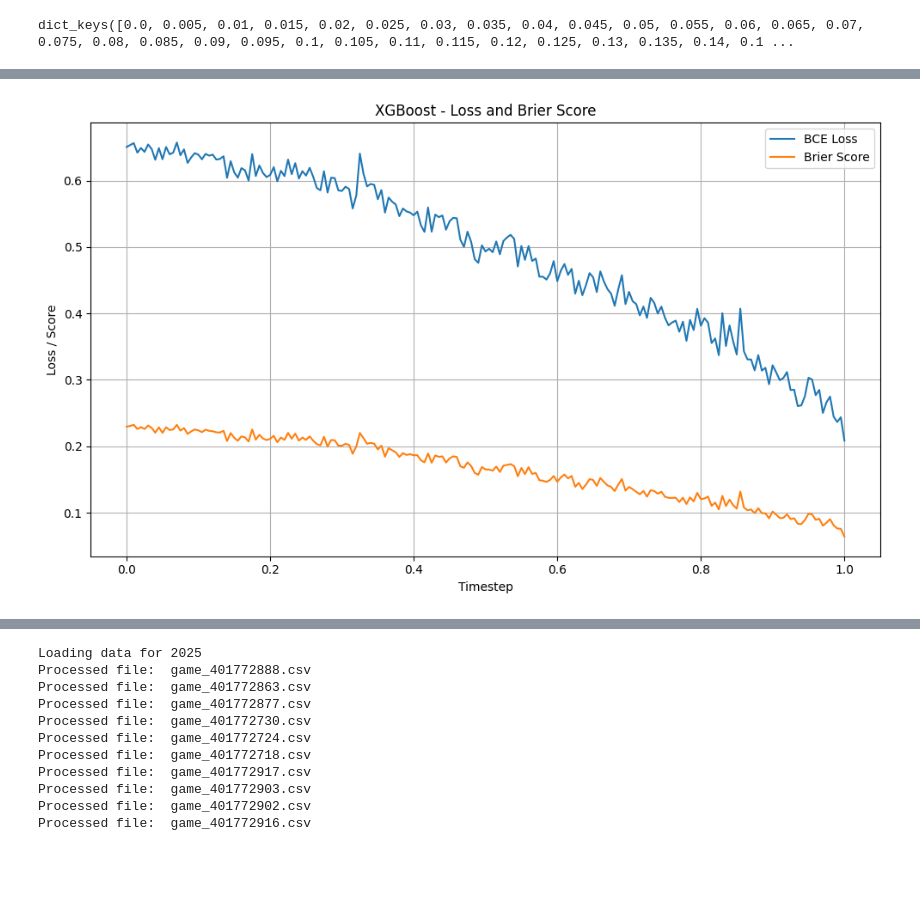
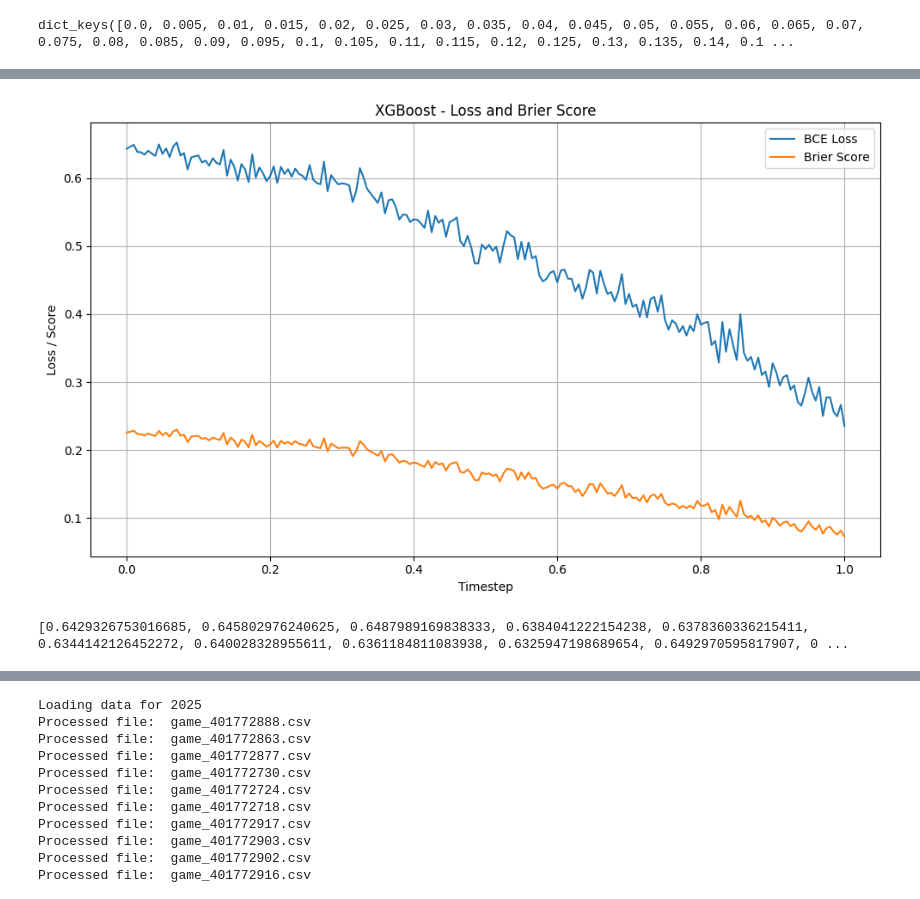
Before and after one commit to alys28/evalCUPF, a Jupyter notebook: NFL/ML/notebooks/xg_boost.ipynb, the cells around one changed output, grey strips where cells are left out. Saved outputs shown, nothing was run; the diff lists cells and outputs as text; code cells hidden in the pictures; blank space fills up the shorter version.

```diff
--- a/NFL/ML/notebooks/xg_boost.ipynb
+++ b/NFL/ML/notebooks/xg_boost.ipynb
@@ -82,18 +82,18 @@ import process_data
 from models.xg_boost import setup_xgboost_models
 from models.light_gbm import setup_lightgbm_models
 other_features = [
-            "game_completed",
             "home_has_possession", # Binary indicator
             "end.down",            # Down number (1-4, discrete)
             "home_timeouts_left",  # Discrete count (0-3)
             "away_timeouts_left",  # Discrete count (0-3)
-            "predicted_drive_points_ev"
+            "score_difference",
         ]
 numeric_features = [
-    "score_difference",
+    "game_completed",
     "relative_strength",
     "end.yardsToEndzone",
     "end.distance",
+    "predicted_drive_points_ev"
 ]
-models = setup_lightgbm_models(training_data, None, numeric_features = numeric_features, other_features = other_features, all_features = features, optimize_hyperparams=False, use_calibration=False, num_models=201)
+models = setup_xgboost_models(training_data, None, numeric_features = numeric_features, other_features = other_features, all_features = features, optimize_hyperparams=False, use_calibration=False, num_models=201)
 # %% [output]
@@ -117,13 +117,14 @@ Completed 201/201 timesteps
 # %%
 import process_data
 modules_to_reload = [
     'process_data',
 ]
 
 for module_name in modules_to_reload:
     if module_name in sys.modules:
         del sys.modules[module_name]
 
-x = process_data.plot_loss(models, test_data, "XGBoost")
+x1 = process_data.plot_loss(models, test_data, "XGBoost")
 # %% [output]
-[figure, old version]
+[figure, new version]
+[0.6429326753016685, 0.645802976240625, 0.6487989169838333, 0.6384041222154238, 0.6378360336215411, 0.6344142126452272, 0.640028328955611, 0.6361184811083938, 0.6325947198689654, 0.6492970595817907, 0 ...
```
Also changed, not shown: parts of 6 cells of this notebook, 34 other files.
